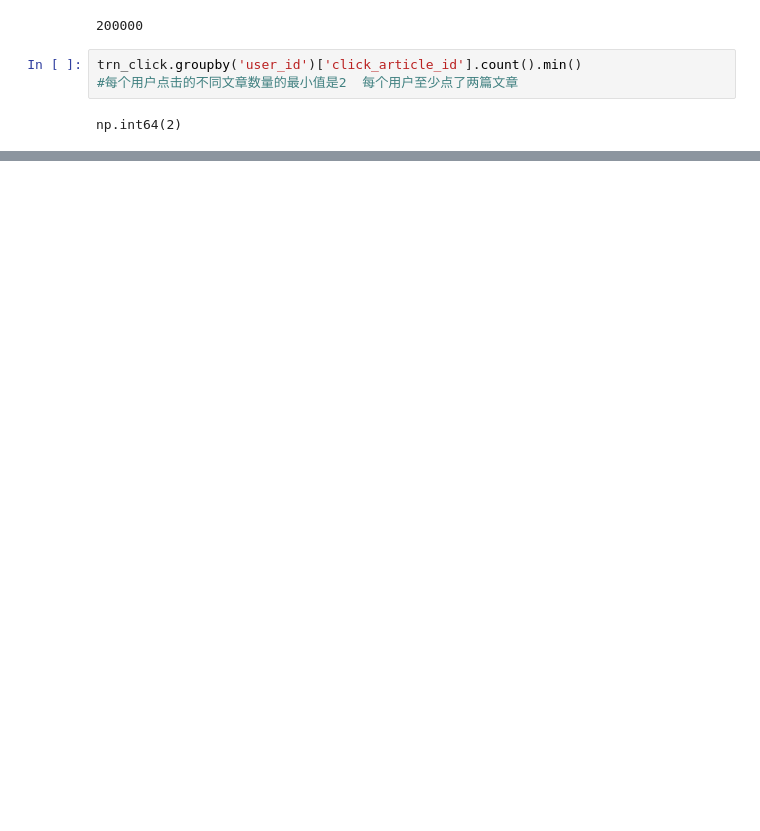
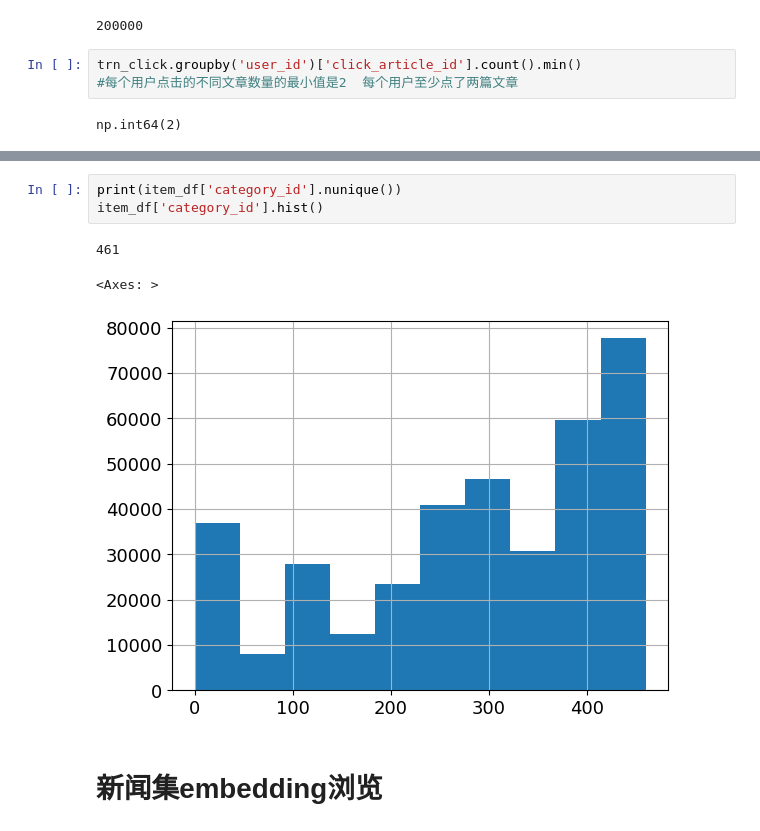
Before and after one commit to zZimablueee/tianchi, a Jupyter notebook: dataanalysis.ipynb, the cells around one changed output, grey strips where cells are left out. Saved outputs shown, nothing was run; the diff lists cells and outputs as text; blank space fills up the shorter version.

```diff
--- a/dataanalysis.ipynb
+++ b/dataanalysis.ipynb
@@ -163,0 +267,9 @@ plt.show()
+# %%
+print(item_df['category_id'].nunique())
+item_df['category_id'].hist()
+# %% [output]
+461
+<Axes: >
+[figure, added]
+# %% [markdown]
+# 新闻集embedding浏览
```
Also changed, not shown: parts of 74 cells of this notebook.
